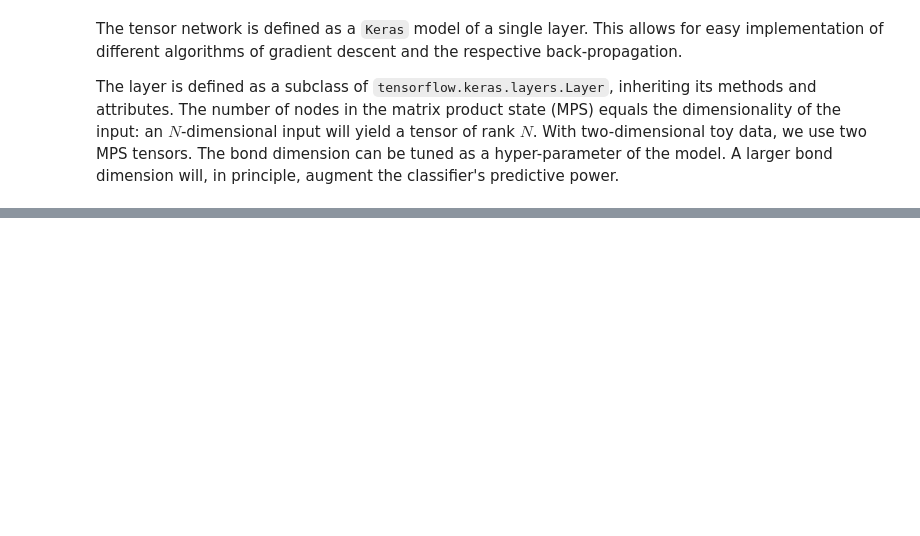
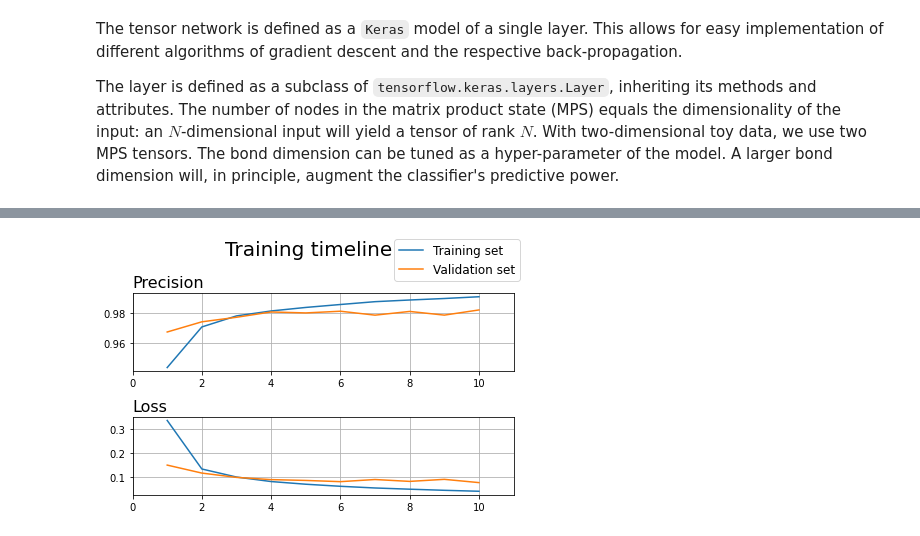
Before and after one commit to jtfreitas/QInfo_Final, a Jupyter notebook: final_nb.ipynb, the cells around one changed output, grey strips where cells are left out. Drawn from its saved outputs; the diff is of its cells as text; code cells hidden in the pictures; blank space fills up the shorter version.

```diff
--- a/final_nb.ipynb
+++ b/final_nb.ipynb
@@ -155,7 +157,9 @@ Model achieved 92.000% precision on the test set.
 # %%
 (x_train, y_train), (x_test, y_test) = mnist.load_data('mnist.npz')
-x_train, x_test = x_train.reshape((60000, 28, 28, 1)), x_test.reshape((10000, 28, 28, 1))
+x_train, x_test = x_train.reshape((60000, 28, 28, 1))/255, x_test.reshape((10000, 28, 28, 1))/255
+avg_input = tf.keras.layers.AveragePooling2D((2,2))
+x_train_red, x_test_red = avg_input(x_train), avg_input(x_test)
+x_train, x_test = tf.convert_to_tensor(x_train_red), tf.convert_to_tensor(x_test_red)
 
-x_train, x_test = tf.convert_to_tensor(x_train), tf.convert_to_tensor(x_test)
 y_train, y_test = tf.one_hot(y_train, 10), tf.one_hot(y_test, 10)
 in_shape = x_train[0].shape
@@ -162,17 +168,11 @@ in_shape = x_train[0].shape
 # %%
-Dense = tf.keras.layers.Dense
-Conv2D = tf.keras.layers.Conv2D
-MaxPooling2D = tf.keras.layers.MaxPooling2D
-Flatten = tf.keras.layers.Flatten
-
-
 tn_MNIST = tf.keras.Sequential(
     [
      tf.keras.Input(shape=in_shape, batch_size=4096),
-     Conv2D(28, (4,4), strides = (1,1), name='conv1'),
+     Conv2D(28, (2,2), name='conv1', activity_regularizer=regularizers.l2(1e-4)),
      MaxPooling2D((2,2), name='maxpool1'),
      Flatten(),
-     MNIST_TN(bond_dim = 11),
+     MNIST_TN(bond_dim = 11, activity_regularizer=regularizers.l2(1e-5)),
      Dense(10, activation='softmax', name='out_layer')])
 tn_MNIST.summary()
 
@@ -199,5 +185,4 @@ _________________________________________________________________
 # %%
-check_point = ModelCheckpoint(filepath = os.getcwd()+'/tn_MNIST.hdf5', verbose = 0, save_best_only = True)
-
-hist_dict = tn_MNIST.fit(x_train, y_train, batch_size = 16, epochs = 10, verbose = 0, validation_split = 0.2, shuffle=True, callbacks=[check_point])
+check_point = ModelCheckpoint(filepath = os.getcwd()+'/tn_MNIST.h5', verbose = 0, save_best_only = True)
+hist_dict = tn_MNIST.fit(x_train, y_train, batch_size = 16, epochs = 10, verbose = 1, validation_split = 0.2, shuffle=True, callbacks=[check_point])
 # %% [output]
@@ -213,0 +220,4 @@ MNIST_TN.get_config
+# %%
+mnistc_fig = plot_loss_acc(hist_dict.history, starting_epoch=1, fontsize=16, tight_layout='pad')
+# %% [output]
+[figure, added]
```
Also changed, not shown: parts of 22 cells of this notebook, 2 other files.
